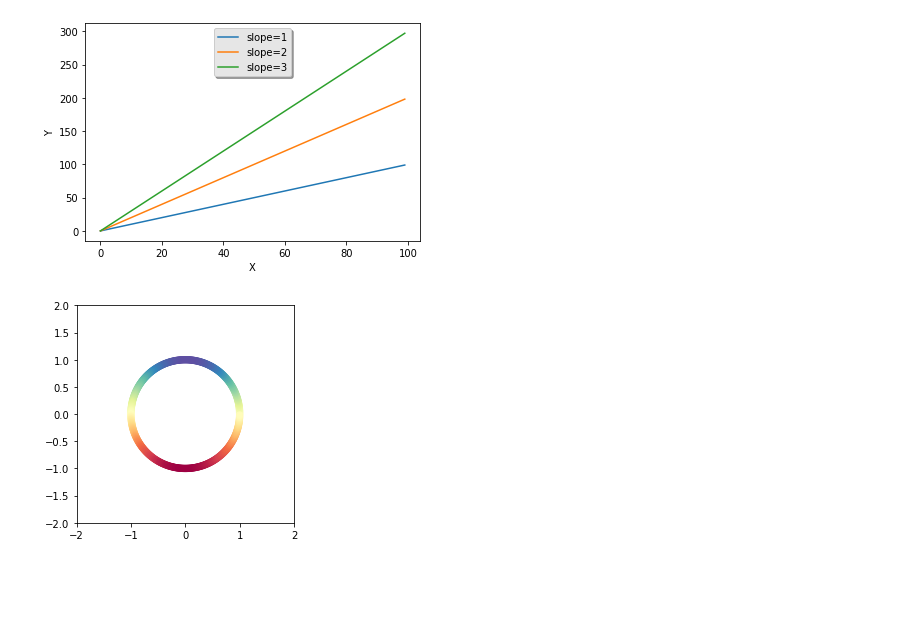
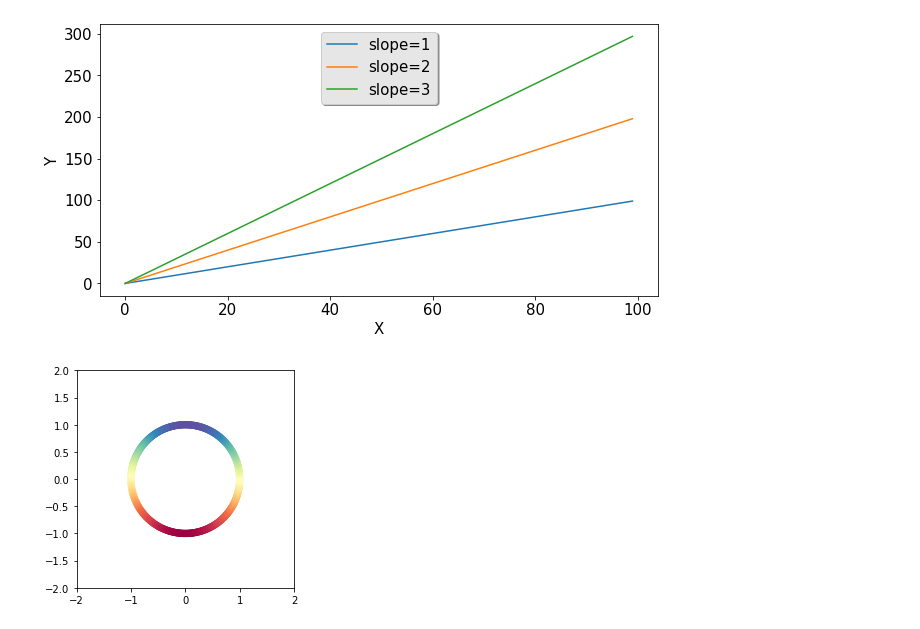
Before and after one commit to nae9on/_help_, a Jupyter notebook: pyt/matplotlib_basics.ipynb, the cells around one changed output. Cells and saved outputs as stored; diff of their text form; code cells hidden in the pictures; blank space fills up the shorter version.

```diff
--- a/pyt/matplotlib_basics.ipynb
+++ b/pyt/matplotlib_basics.ipynb
@@ -22,22 +29,39 @@ from matplotlib import pyplot as plt
 # %%
 # simple line plot
 slope = [1,2,3]
 c = 0
 x = np.arange(100)
 
 for m in slope:
     y = m*x+c
     # squeeze returns a rank 1 array which is good for plotting
     plt.plot(np.squeeze(y), label = "slope="+str(m))
 
-plt.xlabel('X')
-plt.ylabel('Y')
-legend = plt.legend(loc='upper center', shadow=True)
+# x and y limits
+left, right = plt.xlim()
+plt.xlim(left,right)
+
+# x and y labels
+plt.xlabel('X',fontsize=15)
+plt.ylabel('Y',fontsize=15)
+
+# x and y ticks
+plt.xticks(fontsize=15)
+plt.yticks(fontsize=15)
+
+# legend
+legend = plt.legend(loc='upper center', shadow=True, fontsize=15)
 frame = legend.get_frame()
 frame.set_facecolor('0.90')
-#plt.show()
+
+# frame size
+fig = plt.gcf()
+fig.set_size_inches(10, 5)
+
+# save plot
+plt.savefig('./example.png')
 # %% [output]
-[figure, old version]
+[figure, new version]
 # %%
 # simple scatter plot
 theta = np.arange(0,360,1)
```
Also changed, not shown: parts of 4 cells of this notebook, 1 other file.
